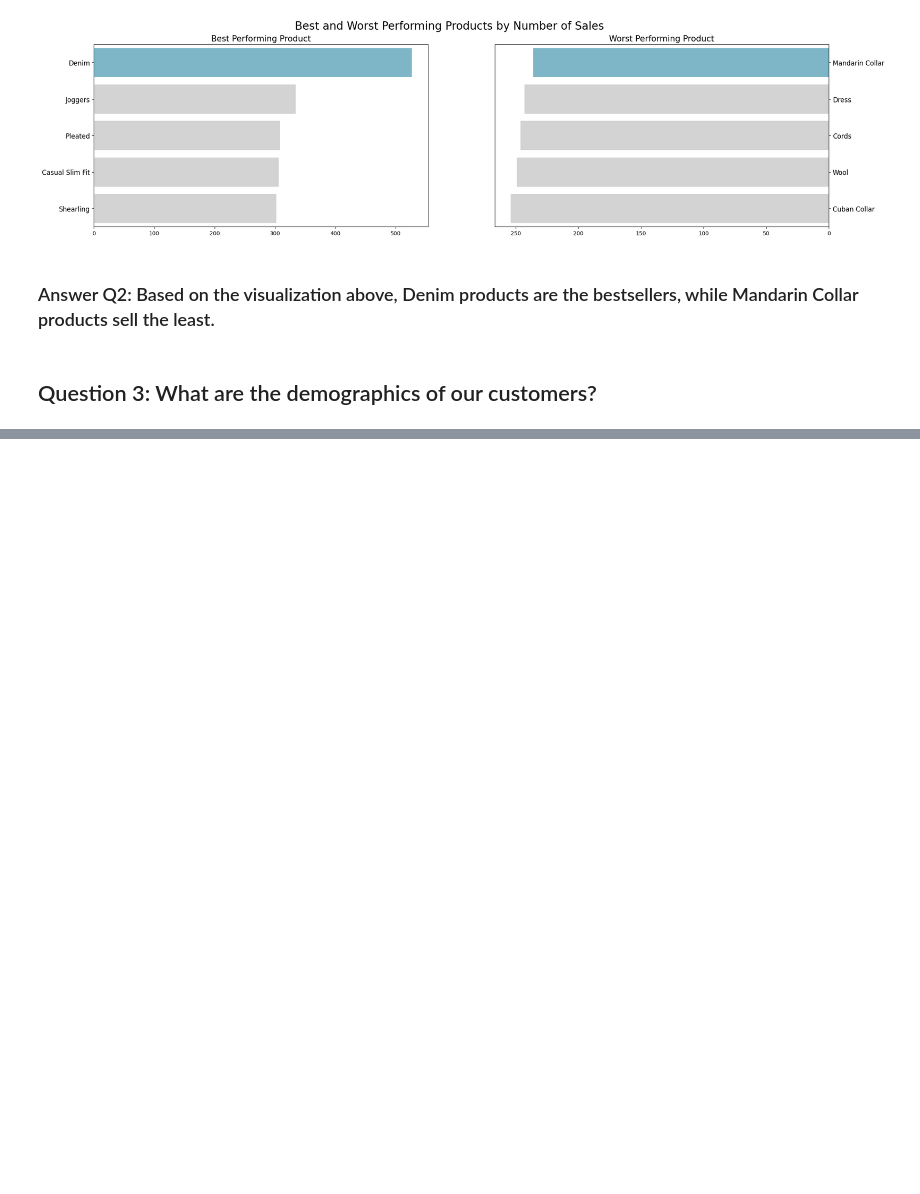
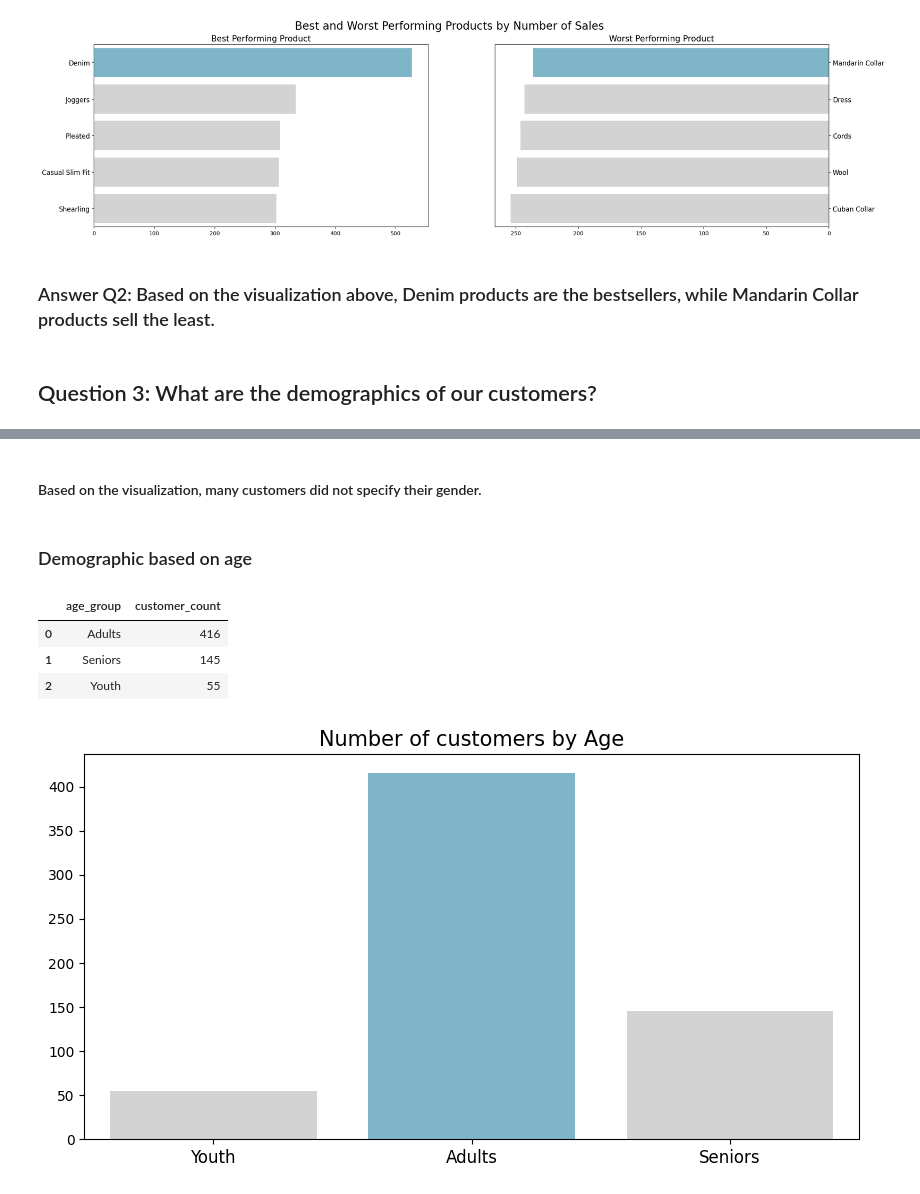
Before and after one commit to stefansphtr/Exercise-Project-Data-Analysis, a Jupyter notebook: Project.ipynb, the cells around one changed output, grey strips where cells are left out. Drawn from its saved outputs; the diff is of its cells as text; code cells hidden in the pictures; blank space fills up the shorter version.

```diff
--- a/Project.ipynb
+++ b/Project.ipynb
@@ -1545,0 +1573,43 @@ plt.show()
+# %% [markdown]
+#### Based on the visualization, many customers did not specify their gender.
+# %% [markdown]
+### Demographic based on age
+# %%
+byage_df = all_df.groupby(by="age_group").customer_id.nunique().reset_index()
+
+byage_df.rename(columns={"customer_id": "customer_count"}, inplace=True)
+
+byage_df["age_group"] = pd.Categorical(
+    byage_df["age_group"], ["Youth", "Adults", "Seniors"]
+)
+
+byage_df
+# %% [output]
+|  | age_group | customer_count |
+| 0 | Adults | 416 |
+| 1 | Seniors | 145 |
+| 2 | Youth | 55 |
+# %%
+plt.figure(figsize=(10, 5))
+
+colors1 = ["#D3D3D3", "#72BCD4", "#D3D3D3", "#D3D3D3", "#D3D3D3"]
+
+sns.barplot(
+    y="customer_count",
+    x="age_group",
+    data=byage_df.sort_values(by="age_group", ascending=False),
+    hue="age_group",
+    palette=colors1,
+)
+
+plt.title("Number of customers by Age", loc="center", fontsize=15)
+
+plt.ylabel(None)
+
+plt.xlabel(None)
+
+plt.tick_params(axis="x", labelsize=12)
+
+plt.show()
+# %% [output]
+[figure, added]
```
Also changed, not shown: parts of 15 cells of this notebook.
